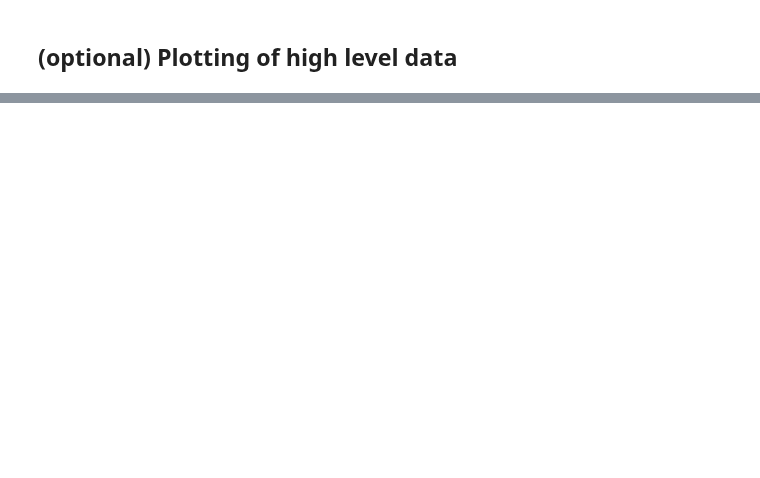
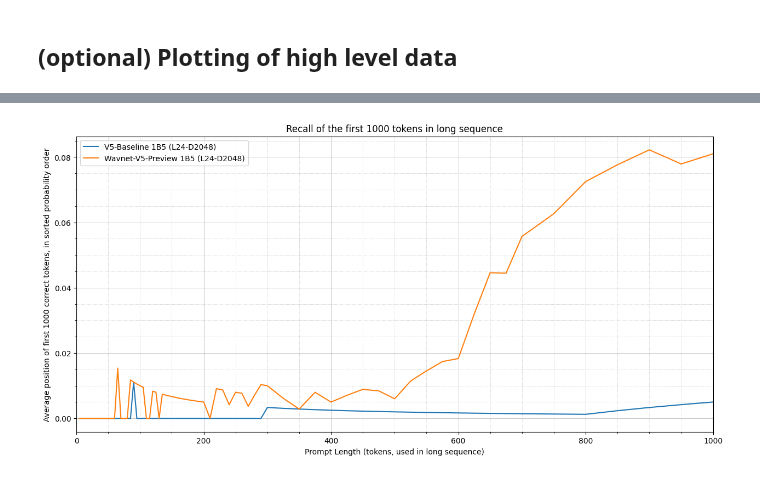
Before and after one commit to RWKV/RWKV-infctx-trainer, a Jupyter notebook: notebook/experiment/memory-bench/Charting-V5.ipynb, the cells around one changed output, grey strips where cells are left out. Cells and saved outputs as stored; diff of their text form; code cells hidden in the pictures; blank space fills up the shorter version.

```diff
--- a/notebook/experiment/memory-bench/Charting-V5.ipynb
+++ b/notebook/experiment/memory-bench/Charting-V5.ipynb
@@ -261,3 +268,8 @@ results_df
+# %%
+# Lets focus on first 1k
+plotGrapData([1000]) #, redline=True
+# %% [output]
+[figure, added]
 # %%
 # Lets chart overall average position
 plotGrapData([-1]) #, redline=True
```
Also changed, not shown: parts of 9 cells of this notebook, 7 other files.
